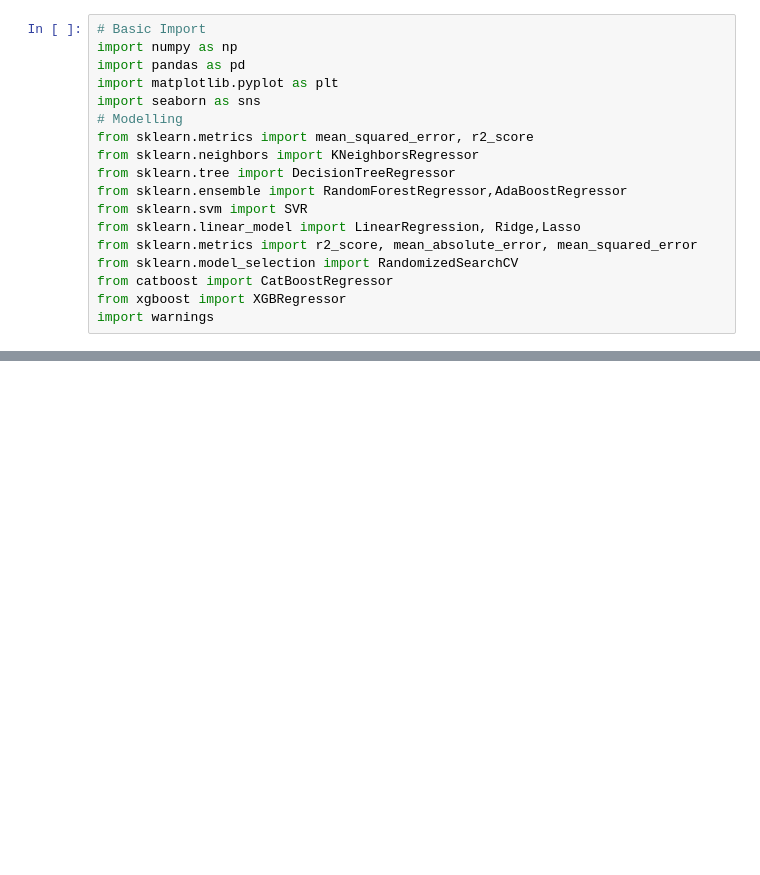
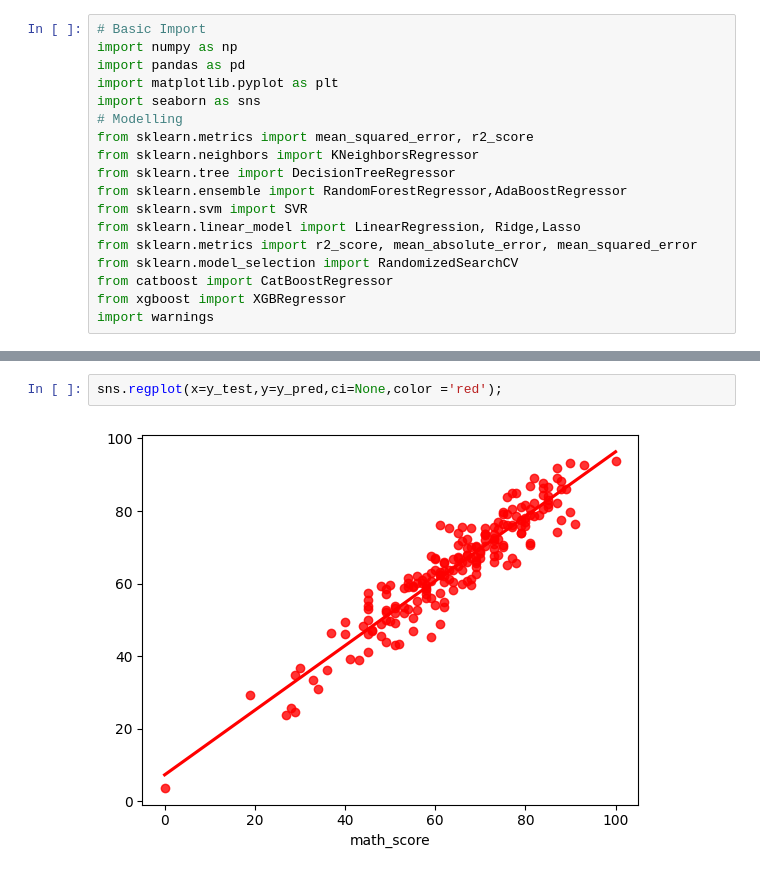
Before and after one commit to deepankarkotnala/dagshubtest, a Jupyter notebook: notebook/new_notebook.ipynb, the cells around one changed output, grey strips where cells are left out. Drawn from its saved outputs; the diff is of its cells as text; blank space fills up the shorter version.

```diff
--- a/notebook/new_notebook.ipynb
+++ b/notebook/new_notebook.ipynb
@@ -46,0 +232,4 @@ import warnings
+# %%
+sns.regplot(x=y_test,y=y_pred,ci=None,color ='red');
+# %% [output]
+[figure, added]
```
Also changed, not shown: parts of 17 cells of this notebook.
